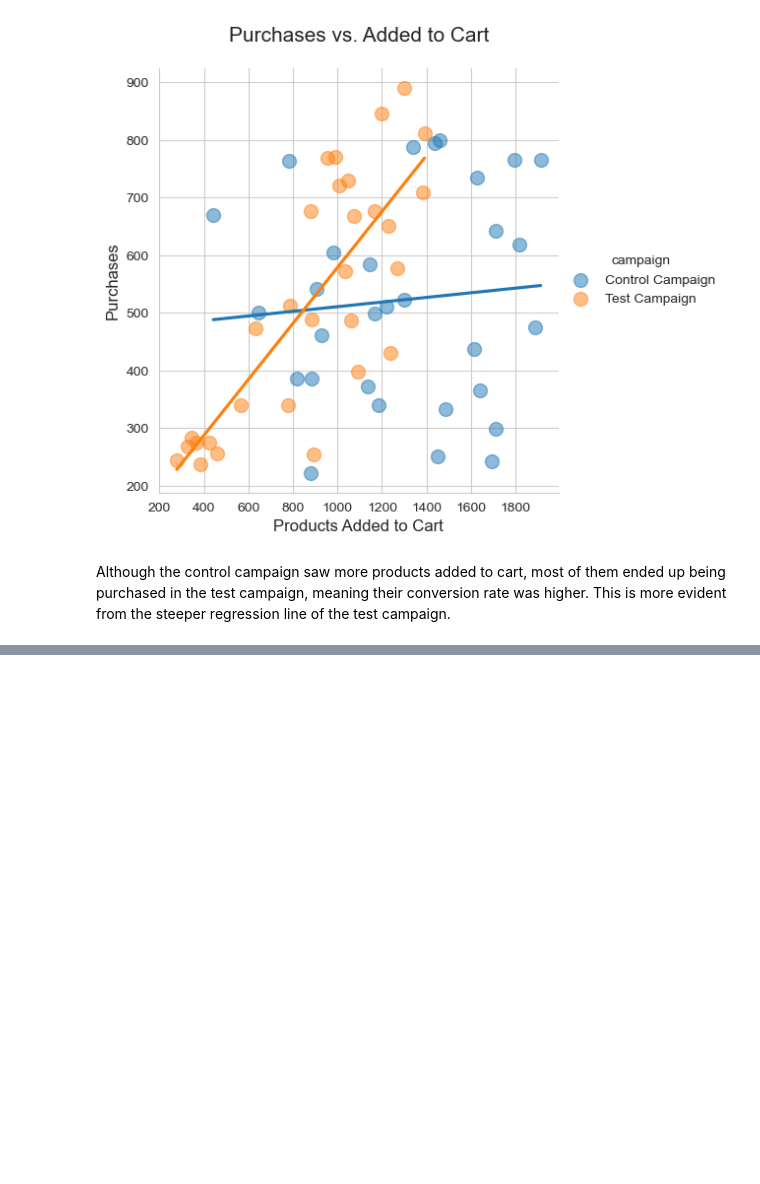
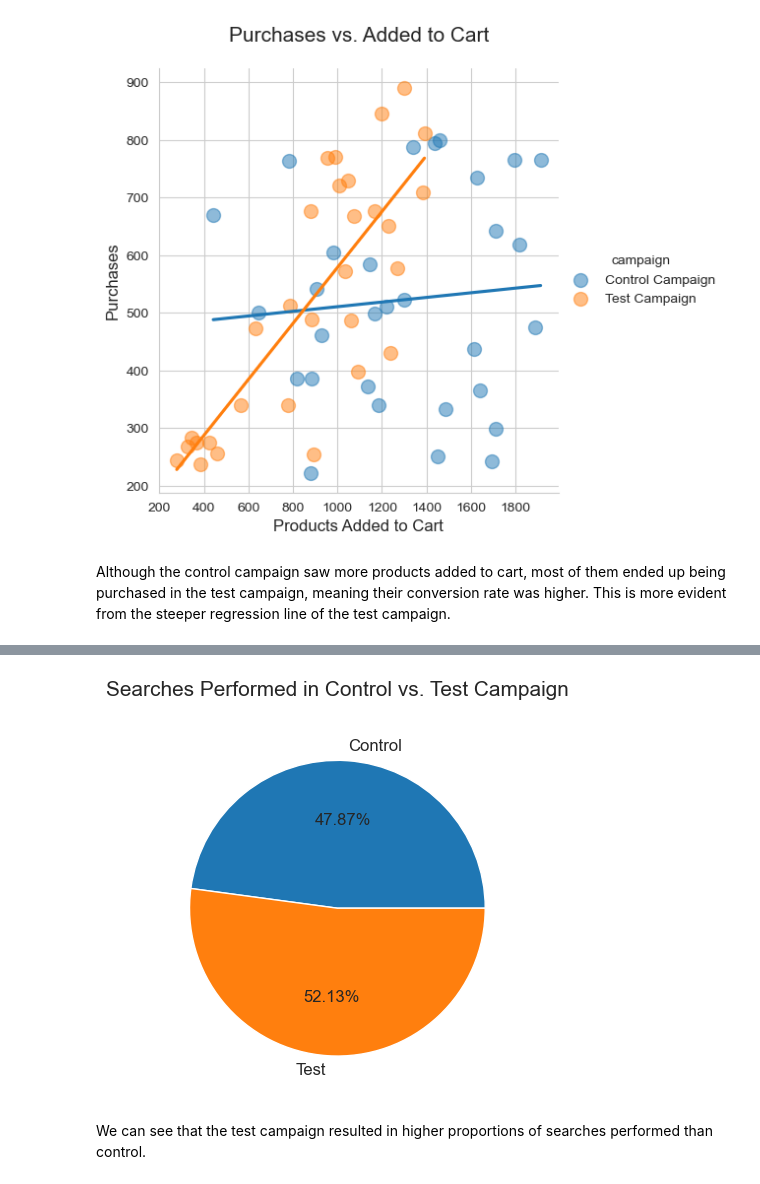
Before and after one commit to Rafsan7238/Data-Analysis_Data-Science_Projects, a Jupyter notebook: Python Projects/Website Landing Page A:B Testing/E-Commerce Website A:B Testing.ipynb, the cells around one changed output, grey strips where cells are left out. Saved outputs shown, nothing was run; the diff lists cells and outputs as text; code cells hidden in the pictures; blank space fills up the shorter version.

Commit message:
Plotted Searches Performed in Control vs. Test Campaign

```diff
--- a/Python Projects/Website Landing Page A:B Testing/E-Commerce Website A:B Testing.ipynb
+++ b/Python Projects/Website Landing Page A:B Testing/E-Commerce Website A:B Testing.ipynb
@@ -540,0 +544,10 @@ Although the control campaign saw more products added to cart, most of them ende
+# %%
+metric = [control_data['searches'].sum(), test_data['searches'].sum()]
+
+plt.pie(metric, labels=['Control', 'Test'], autopct='%.2f%%', textprops={'fontsize': 12})
+plt.title('Searches Performed in Control vs. Test Campaign', fontsize=15, pad=20)
+plt.show()
+# %% [output]
+[figure, added]
+# %% [markdown]
+We can see that the test campaign resulted in higher proportions of searches performed than control.
```
Also changed, not shown: parts of 1 cell of this notebook.
